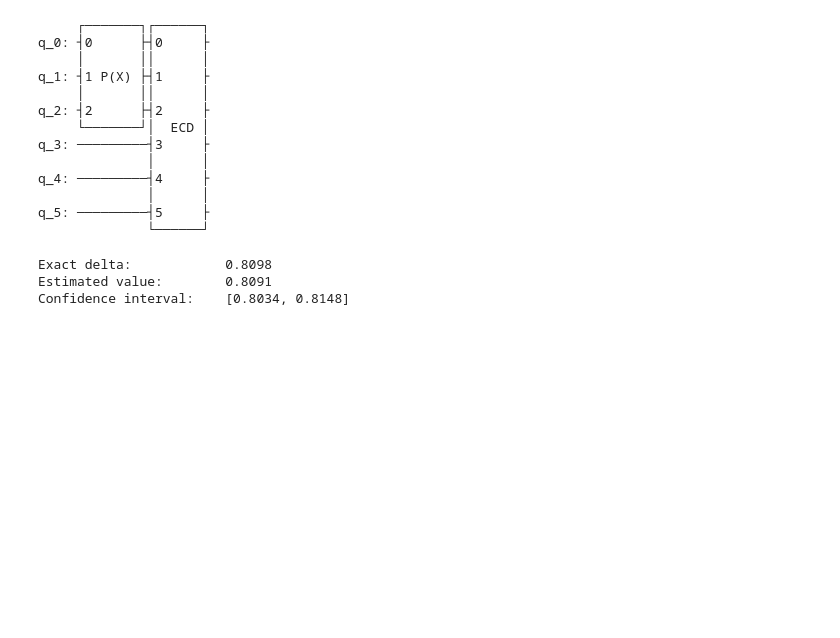
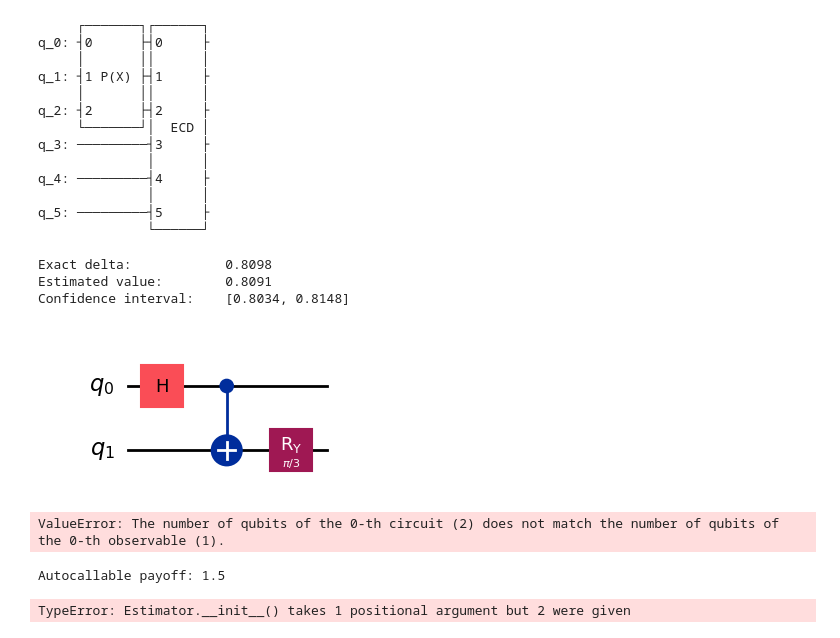
Before and after one commit to RajatSaha1106/Qiskit-Fundamentals, a Jupyter notebook: Qiskit_Finance_Intro.ipynb, the cells around one changed output. Cells and saved outputs as stored; diff of their text form; code cells hidden in the pictures; blank space fills up the shorter version.

Commit message:
Basics of Tensor Circuit Constructions

```diff
--- a/Qiskit_Finance_Intro.ipynb
+++ b/Qiskit_Finance_Intro.ipynb
@@ -345,0 +389,33 @@ Confidence interval:    [0.8034, 0.8148]
+# %%
+qc.draw(output="mpl")
+# %% [output]
+[figure, added]
+# %%
+qc = payoff_circuit()
+simulator = AerSimulator()
+
+# Step 3: Define the Observable (Pauli-Z observable)
+observable = np.array([[1, 0], [0, -1]])  # Pauli-Z matrix
+
+# Step 4: Create the Estimator primitive
+estimator = Estimator()
+obs=SparsePauliOp.from_operator(observable)
+
+# Step 5: Run the Estimator on the quantum circuit with the Pauli-Z observable
+job = estimator.run(circuits=qc,observables=obs)
+
+# Step 6: Get the result and print the expectation value
+result = job.result()
+print(f"Estimated value: {result.values[0]}")
+# %% [output]
+ValueError: The number of qubits of the 0-th circuit (2) does not match the number of qubits of the 0-th observable (1).
+# %%
+payoff = autocallable_payoff(St, K, f, B, KT)
+print(f"Autocallable payoff: {payoff}")
+# %% [output]
+Autocallable payoff: 1.5
+# %%
+backend=AerSimulator()
+estimator=Estimator()
+# %% [output]
+TypeError: Estimator.__init__() takes 1 positional argument but 2 were given
```
Also changed, not shown: parts of 3 cells of this notebook, 1 other file.
